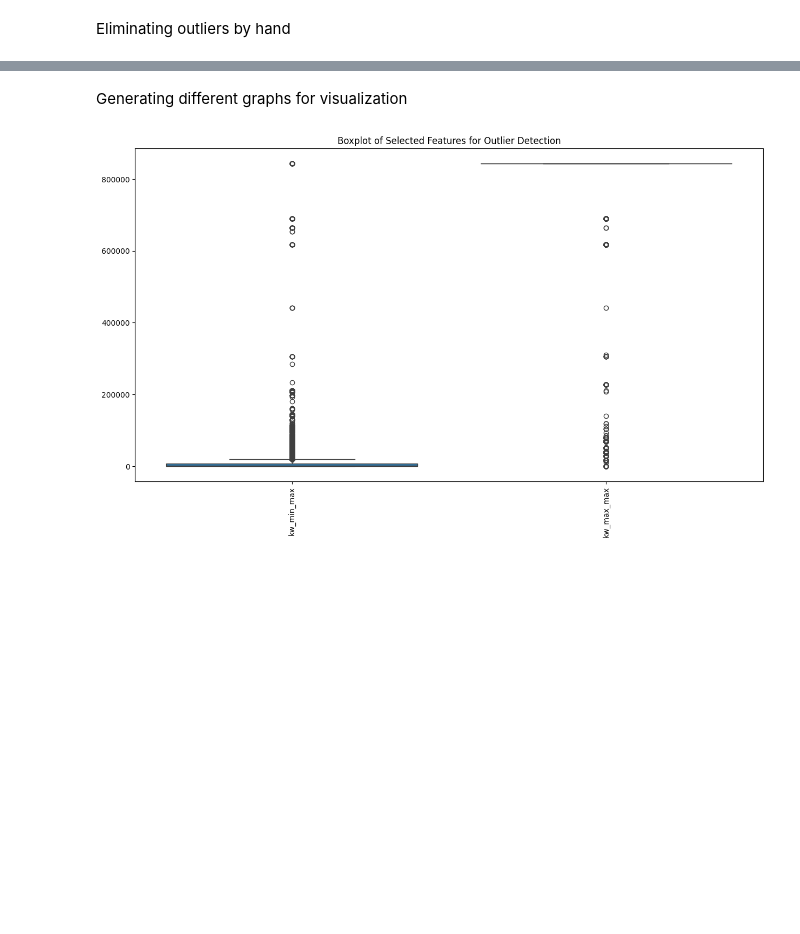
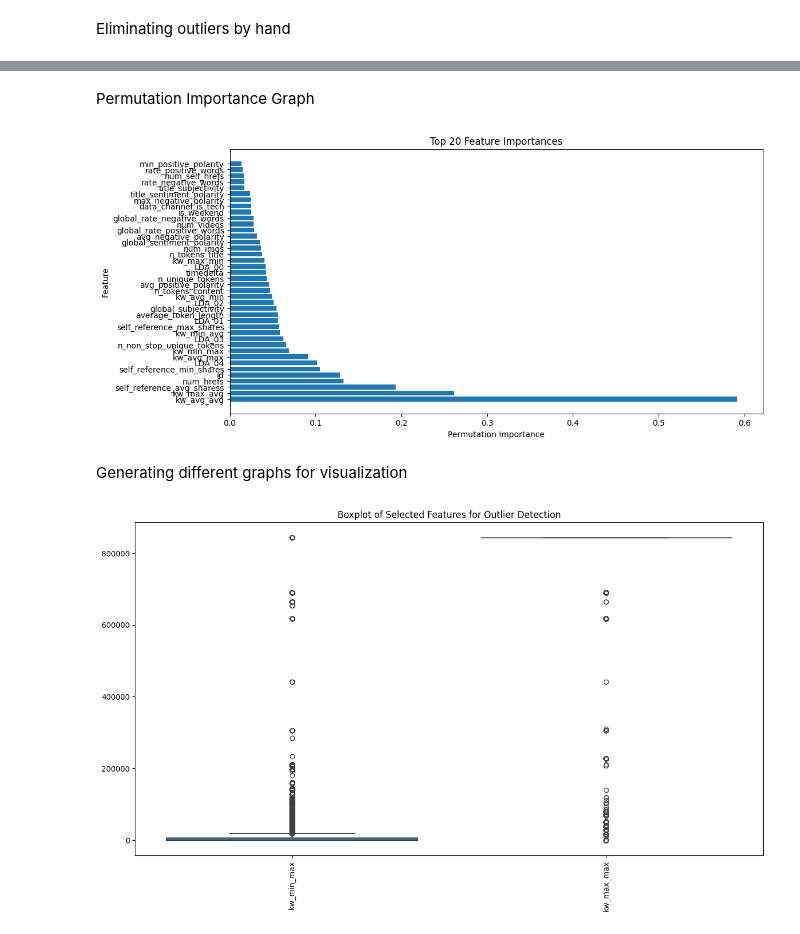
Before and after one commit to NonCaptiosus/datathon, a Jupyter notebook: final_work.ipynb, the cells around one changed output, grey strips where cells are left out. Drawn from its saved outputs; the diff is of its cells as text; code cells hidden in the pictures; blank space fills up the shorter version.

```diff
--- a/final_work.ipynb
+++ b/final_work.ipynb
@@ -104,13 +91,12 @@ Eliminating outliers by hand
 initial_train_size = trainning.shape[0]
 initial_test_size = testing.shape[0]
 
-#trainning = trainning[trainning["shares"] <= 300000].copy() # first change, removing outlier for nr of shares above 300,000
 trainning = trainning[trainning["shares"] <= 80000].copy()
 trainning = trainning[trainning["n_tokens_content"] <= 4000].copy()
-trainning = trainning[trainning["kw_min_max"] <= 400000] #without this its 5400 score
-trainning = trainning[trainning["kw_max_max"] <= upper_cutoff] #without this its 5400 score
-#trainning = trainning[trainning["self_reference_max_shares"] <= 400000] #without this its 5400 score
-#trainning = trainning[trainning["self_reference_max_shares"] <= 400000] #without this its 5400 score
+trainning = trainning[trainning["kw_max_avg"] <= 9567]
+trainning = trainning[trainning["kw_avg_avg"] <= 5299]
+trainning = trainning[trainning["self_reference_avg_sharess"] <= 11689]
+trainning = trainning[trainning["num_hrefs"] <= 25]
 trainning = trainning[trainning["n_tokens_content"] >= 15].copy()
 testing = testing[testing["n_tokens_content"] >= 15].copy()
 
@@ -139,0 +128,23 @@ Standard Deviation of Shares: 5528.025538179969
+# %%
+from sklearn.ensemble import RandomForestRegressor
+from sklearn.inspection import permutation_importance
+rf = RandomForestRegressor(n_estimators=100, random_state=42)
+rf.fit(trainning.drop('shares', axis=1), trainning['shares'])  # X_train = features, y_train = target
+
+# Get feature importance
+importances = rf.feature_importances_
+
+# Convert to DataFrame for easy visualization
+feature_importance_df = pd.DataFrame({'Feature': trainning.drop('shares', axis=1).columns, 'Importance': importances})
+feature_importance_df = feature_importance_df.sort_values(by='Importance', ascending=False)
+
+perm_importance = permutation_importance(rf, trainning.drop('shares', axis=1), trainning['shares'])
+#print(perm_importance.importances_mean)
+
+feature_names = trainning.drop('shares', axis=1).columns
+important_features = perm_importance.importances_mean
+
+sorted_idx = np.argsort(important_features)[::1]
+
+# Display the top features
+print(feature_importance_df)
@@ -140,3 +169,15 @@ Standard Deviation of Shares: 5528.025538179969
+# %% [markdown]
+Permutation Importance Graph
+# %%
+plt.figure(figsize=(12, 6))
+plt.barh(np.array(feature_names)[sorted_idx][20:], important_features[sorted_idx][20:])
+plt.xlabel("Permutation Importance")
+plt.ylabel("Feature")
+plt.title("Top 20 Feature Importances")
+plt.gca().invert_yaxis()
+plt.show()
+# %% [output]
+[figure, added]
 # %% [markdown]
 Generating different graphs for visualization
 # %%
```
Also changed, not shown: parts of 10 cells of this notebook, 2 other files.
